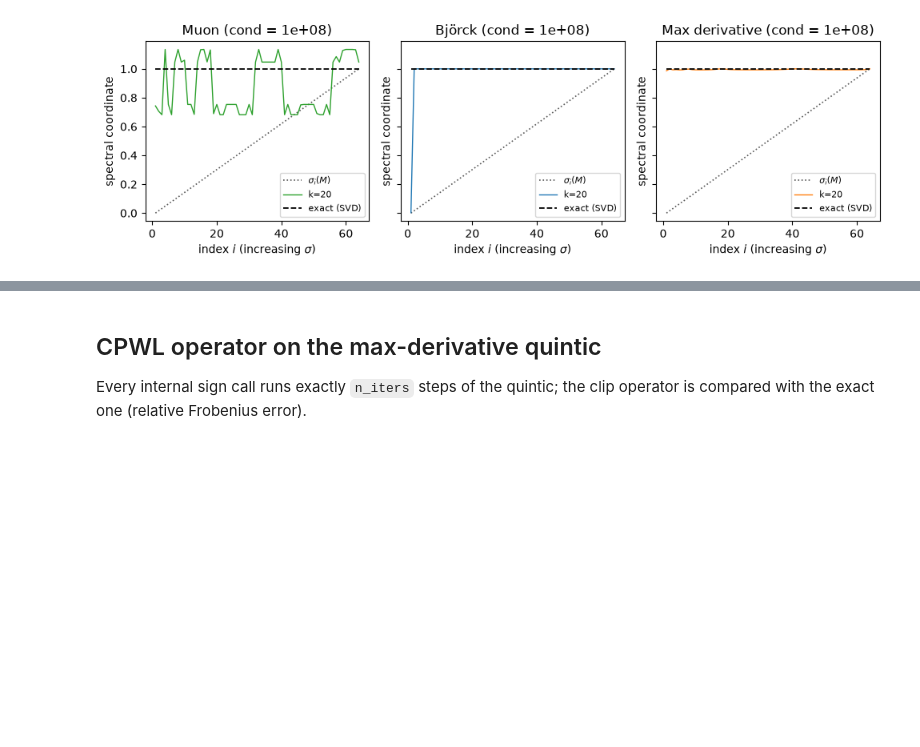
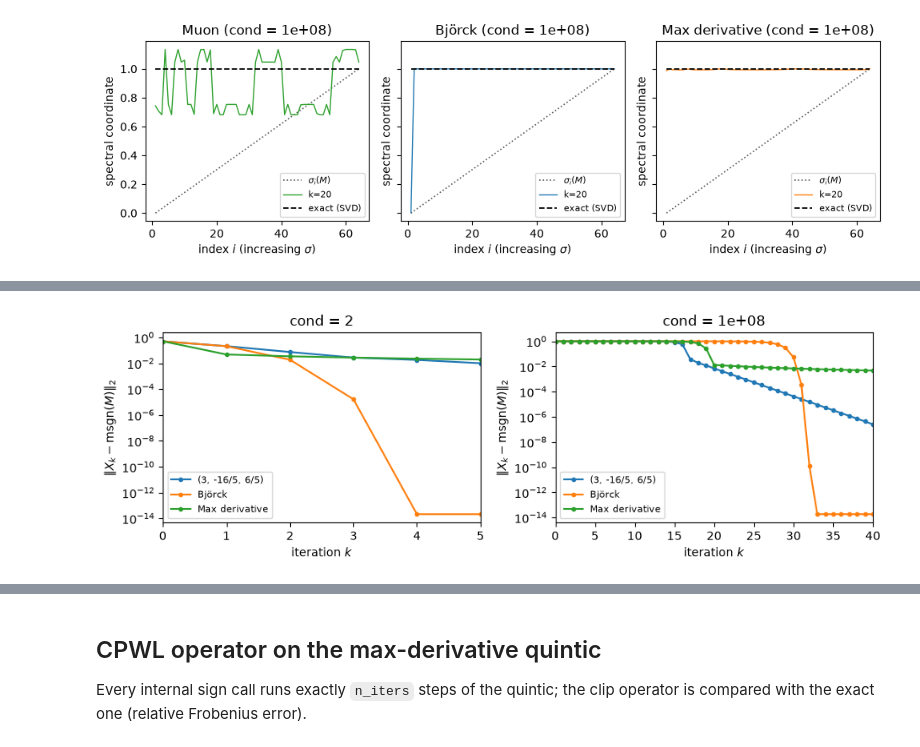
Before and after one commit to ElRiccio/code_stageM2, a Jupyter notebook: notebooks/exp9_polynomial_comparison.ipynb, the cells around one changed output, grey strips where cells are left out. Cells and saved outputs as stored; diff of their text form; code cells hidden in the pictures; blank space fills up the shorter version.

```diff
--- a/notebooks/exp9_polynomial_comparison.ipynb
+++ b/notebooks/exp9_polynomial_comparison.ipynb
@@ -73,0 +77,27 @@ for c, r, k in [(cfg, res, 5), (cfg2, res2, 20)]:
+# %%
+from dataclasses import replace
+from experiments.polynomial_comparison import named_polynomials
+
+named = named_polynomials()
+polys = {
+    "Björck": named["Björck"],
+    "Max derivative": named["Max derivative"],
+    "(3, -16/5, 6/5)": torch.tensor([3.0, -16 / 5, 6 / 5], dtype=torch.float64),
+}
+cfg_p, cfg2_p = replace(cfg, polynomials=polys), replace(cfg2, polynomials=polys)
+res_p, res2_p = run_polynomial_comparison(cfg_p), run_polynomial_comparison(cfg2_p)
+
+fig, axs = plt.subplots(1, 2, figsize=(9.5, 3.2))
+for ax, c, r, kshow in zip(axs, (cfg_p, cfg2_p), (res_p, res2_p), (5, 40)):
+    plots.plot_error_curves(
+        r["error"], ax=ax, labels={name: name for name in r["error"]},
+        eps=c.eps,             # None = no markers or line
+        show_first_hit=True,   # mark the first step with error <= eps
+        show_eps_line=True,    # horizontal line at eps
+        k_plot=kshow,          # last step shown (None = all)
+    )
+    ax.set_title(f"cond = {c.cond:g}")
+fig.tight_layout()
+fig.savefig(f"../figures/poly_comparison_3_m{cfg.m}_n{cfg.n}.pdf", bbox_inches="tight")
+# %% [output]
+[figure, added]
```
Also changed, not shown: parts of 2 cells of this notebook, 2 other files.
